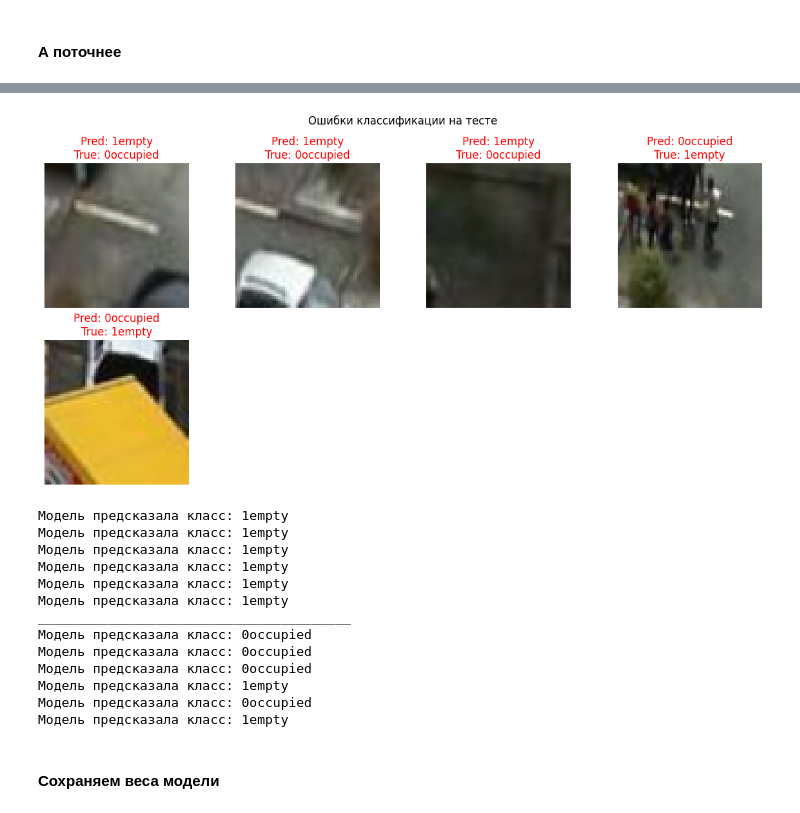
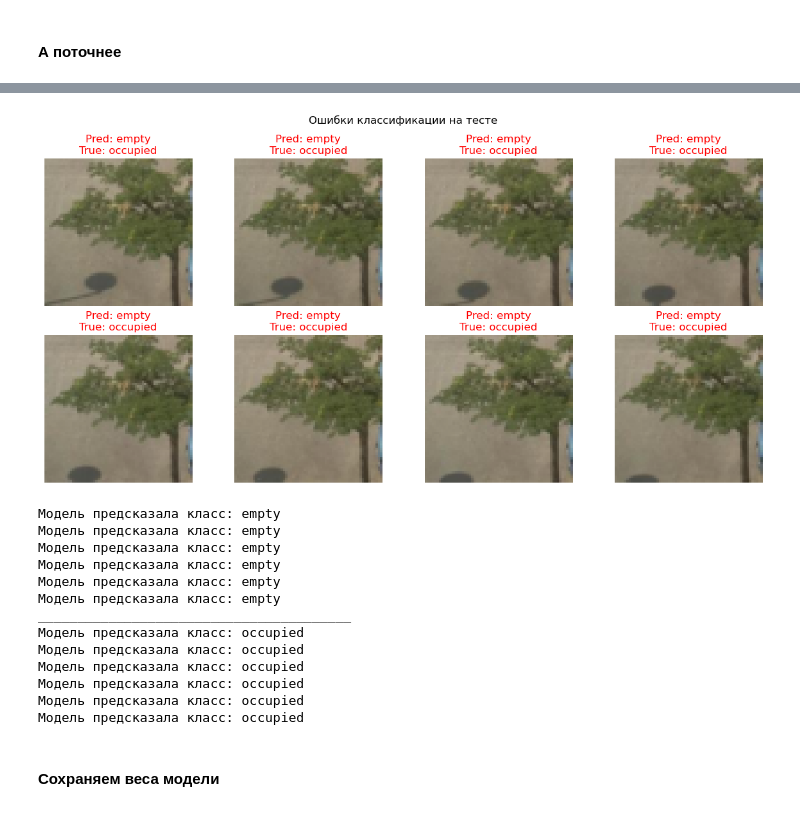
Before and after one commit to Yuri-DS/parking-occupancy-ml, a Jupyter notebook: Ml project.ipynb, the cells around one changed output, grey strips where cells are left out. Drawn from its saved outputs; the diff is of its cells as text; code cells hidden in the pictures.

```diff
--- a/Ml project.ipynb
+++ b/Ml project.ipynb
@@ -320,0 +411,33 @@ plt.show()
+# %%
+import torch
+from sklearn.metrics import accuracy_score, precision_score, f1_score
+
+all_labels = []
+all_outputs = []
+
+model.eval()
+with torch.no_grad():
+    for images, labels in val_loader: # val_loader
+        images = images.to(device)
+        labels = labels.to(device)
+
+        outputs = model(images)
+
+        if outputs.shape[-1] == 1:
+            outputs = outputs.squeeze(dim=1)
+
+        all_labels.append(labels)
+        all_outputs.append(outputs)
+
+all_labels = torch.cat(all_labels).cpu().numpy()
+all_outputs = torch.cat(all_outputs).cpu().numpy()
+# %%
+for threshold in [0.5, 0.6, 0.7, 0.8, 0.9, 0.95]:
+    preds = (all_outputs >= threshold).astype(int)
+
+    acc = accuracy_score(all_labels, preds)
+    precision = precision_score(all_labels, preds)
+    f1 = f1_score(all_labels, preds)
+    rec = recall_score(all_labels, preds)
+
+    print(f"Threshold {threshold}: Accuracy={acc:.4f}, Precision={precision:.4f}, F1={f1:.4f}, Recall={rec:.4f}")
@@ -327,8 +461,8 @@ test_transform = transforms.Compose([
     transforms.Normalize(mean, std)
 ])
 
-test_dataset = datasets.ImageFolder(root=r"C:\Users\1\Downloads\Telegram Desktop\что есть на данный момент\create data\tmptest3", transform=test_transform)
-test_loader = DataLoader(test_dataset, batch_size=64, shuffle=False)
+test_dataset = datasets.ImageFolder(r"C:\Users\kalmy\Documents\Machine learning\PKLot_Dataset\create data\Данные\B test", transform=test_transform)
+test_loader = DataLoader(test_dataset, batch_size=64, shuffle=False, num_workers=6)
 
 model.eval()
 y_true, y_pred = [], []
@@ -342,7 +476,8 @@ with torch.no_grad(): # Без вычисления градиентов
     for imgs, labels in test_loader:
         imgs = imgs.to(device)
         outputs = model(imgs)
-        preds = torch.argmax(outputs, dim=1)
+        #preds = torch.argmax(outputs, dim=1)
+        preds = (torch.sigmoid(outputs) > 0.95).int() # for binary
 
         y_true.extend(labels.cpu().numpy())
         y_pred.extend(preds.cpu().numpy())
@@ -388,28 +528,27 @@ plt.show()
 # %%
 # Визуализация первых N ошибок
 N = 8
 
 # Функция для отмены нормализации
 def denormalize(tensor, mean, std):
     for i in range(3):
         tensor[i] = tensor[i] * std[i] + mean[i]
     return tensor
 
 plt.figure(figsize=(12, 6))
 for i in range(min(N, len(wrong_images))):
-    img = wrong_images[i]
+    img = wrong_images[i+250]
     img = denormalize(img.clone(), mean, std)
     pred = class_names[wrong_preds[i]]
     label = class_names[wrong_labels[i]]
 
     plt.subplot(2, 4, i + 1)
     plt.imshow(np.transpose(img.numpy(), (1, 2, 0)))
     plt.title(f"Pred: {pred}\nTrue: {label}", color='red')
     plt.axis("off")
-
 plt.suptitle("Ошибки классификации на тесте")
 plt.tight_layout()
 plt.show()
 # %% [output]
-[figure, old version]
+[figure, new version]
 # %%
@@ -431,26 +569,26 @@ def make_prediction(img_path):
     print(f"Модель предсказала класс: {class_names[predicted_class]}")
 # %%
 for i in range(1, 7):
-    img_path = r"C:\Users\1\Downloads\Telegram Desktop\что есть на данный момент\доп картинки\empty_lot" + str(i)+".png"
+    img_path = r"C:\Users\kalmy\Documents\Machine learning\доп картинки\empty_lot" + str(i)+".png"
     make_prediction(img_path)
 print("_"*40)
 for i in range(1, 7):
-    img_path = r"C:\Users\1\Downloads\Telegram Desktop\что есть на данный момент\доп картинки\occupied_lot" + str(i)+".png"
+    img_path = r"C:\Users\kalmy\Documents\Machine learning\доп картинки\occupied_lot" + str(i)+".png"
     make_prediction(img_path)
 # %% [output]
-Модель предсказала класс: 1empty
-Модель предсказала класс: 1empty
-Модель предсказала класс: 1empty
-Модель предсказала класс: 1empty
-Модель предсказала класс: 1empty
-Модель предсказала класс: 1empty
+Модель предсказала класс: empty
+Модель предсказала класс: empty
+Модель предсказала класс: empty
+Модель предсказала класс: empty
+Модель предсказала класс: empty
+Модель предсказала класс: empty
 ________________________________________
-Модель предсказала класс: 0occupied
-Модель предсказала класс: 0occupied
-Модель предсказала класс: 0occupied
-Модель предсказала класс: 1empty
-Модель предсказала класс: 0occupied
-Модель предсказала класс: 1empty
+Модель предсказала класс: occupied
+Модель предсказала класс: occupied
+Модель предсказала класс: occupied
+Модель предсказала класс: occupied
+Модель предсказала класс: occupied
+Модель предсказала класс: occupied
 # %% [markdown]
 #### Сохраняем веса модели
 # %%
```
Also changed, not shown: parts of 34 cells of this notebook, 7 other files.
